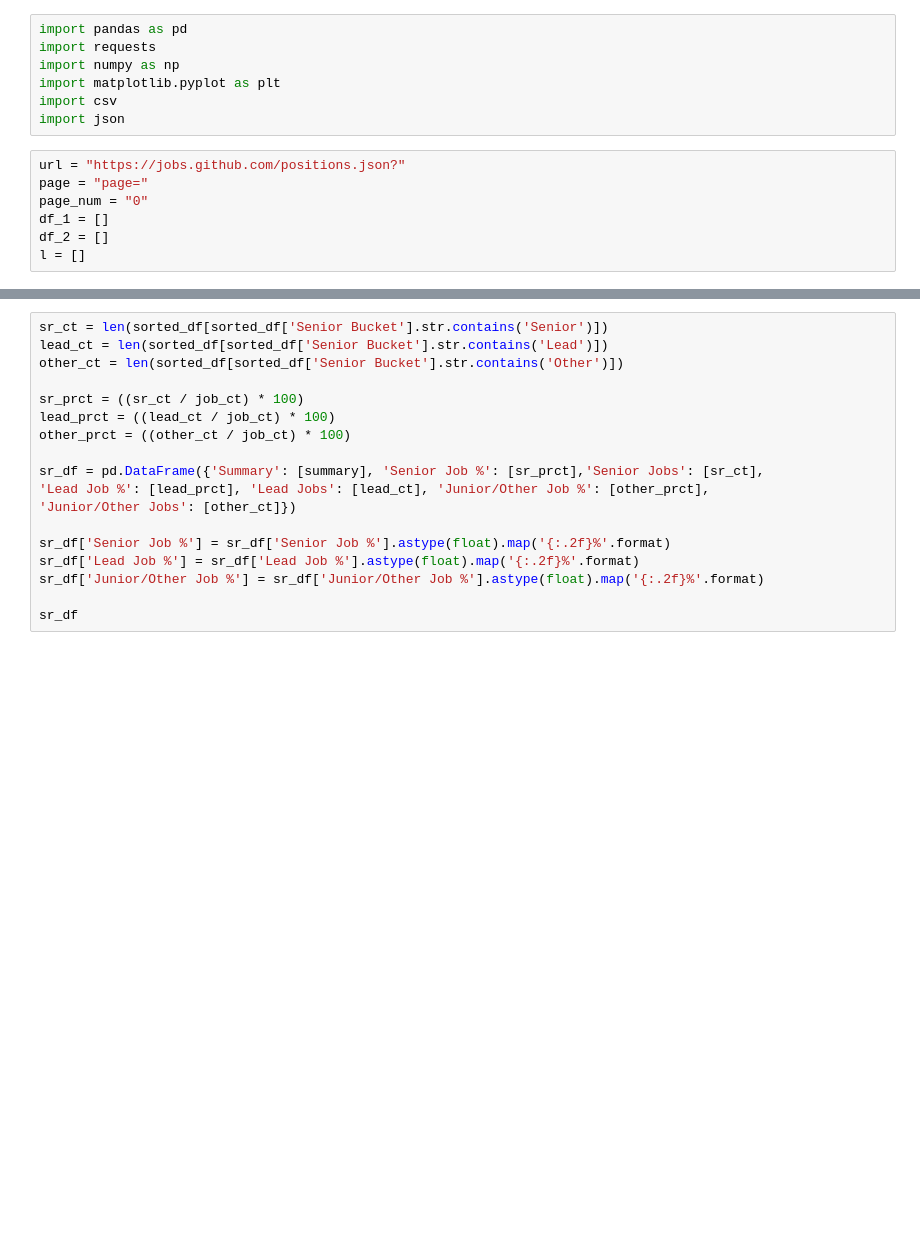
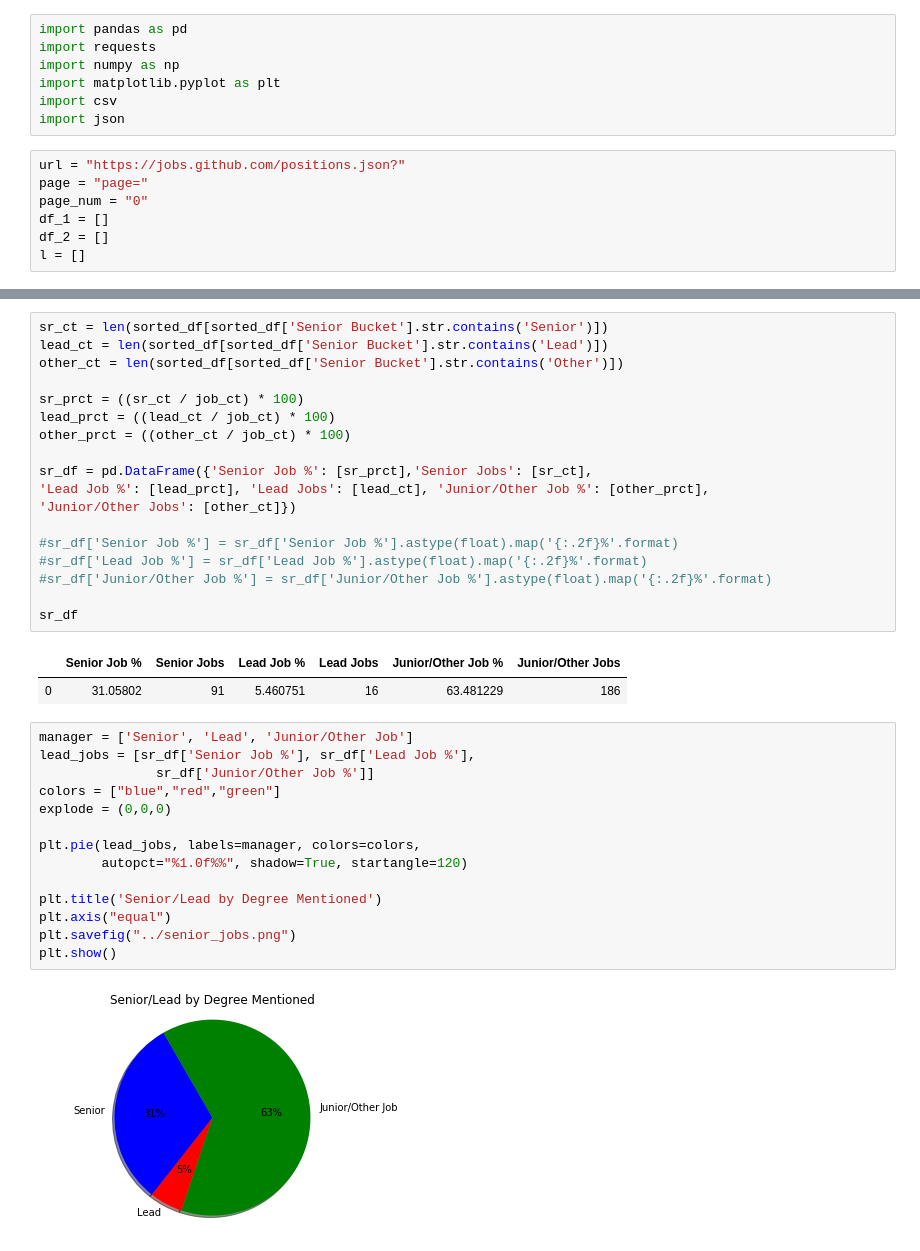
Before and after one commit to brian1581/Project1, a Jupyter notebook: base_file.ipynb, the cells around one changed output, grey strips where cells are left out. Cells and saved outputs as stored; diff of their text form; blank space fills up the shorter version.

```diff
--- a/base_file.ipynb
+++ b/base_file.ipynb
@@ -177,15 +285,34 @@ sr_prct = ((sr_ct / job_ct) * 100)
 lead_prct = ((lead_ct / job_ct) * 100)
 other_prct = ((other_ct / job_ct) * 100)
 
-sr_df = pd.DataFrame({'Summary': [summary], 'Senior Job %': [sr_prct],'Senior Jobs': [sr_ct],
+sr_df = pd.DataFrame({'Senior Job %': [sr_prct],'Senior Jobs': [sr_ct],
 'Lead Job %': [lead_prct], 'Lead Jobs': [lead_ct], 'Junior/Other Job %': [other_prct],
 'Junior/Other Jobs': [other_ct]})
 
-sr_df['Senior Job %'] = sr_df['Senior Job %'].astype(float).map('{:.2f}%'.format)
-sr_df['Lead Job %'] = sr_df['Lead Job %'].astype(float).map('{:.2f}%'.format)
-sr_df['Junior/Other Job %'] = sr_df['Junior/Other Job %'].astype(float).map('{:.2f}%'.format)
+#sr_df['Senior Job %'] = sr_df['Senior Job %'].astype(float).map('{:.2f}%'.format)
+#sr_df['Lead Job %'] = sr_df['Lead Job %'].astype(float).map('{:.2f}%'.format)
+#sr_df['Junior/Other Job %'] = sr_df['Junior/Other Job %'].astype(float).map('{:.2f}%'.format)
 
 sr_df
+# %% [output]
+|  | Senior Job % | Senior Jobs | Lead Job % | Lead Jobs | Junior/Other Job % | Junior/Other Jobs |
+| 0 | 31.05802 | 91 | 5.460751 | 16 | 63.481229 | 186 |
+# %%
+manager = ['Senior', 'Lead', 'Junior/Other Job']
+lead_jobs = [sr_df['Senior Job %'], sr_df['Lead Job %'],
+               sr_df['Junior/Other Job %']]
+colors = ["blue","red","green"]
+explode = (0,0,0)
+
+plt.pie(lead_jobs, labels=manager, colors=colors,
+        autopct="%1.0f%%", shadow=True, startangle=120)
+
+plt.title('Senior/Lead by Degree Mentioned')
+plt.axis("equal")
+plt.savefig("../senior_jobs.png")
+plt.show()
+# %% [output]
+[figure, added]
 # %%
 # sorted_df = sorted_df.reset_index()
 analyst_ct = len(sorted_df[sorted_df['Title Bucket'].str.contains('Analyst')])
```
Also changed, not shown: parts of 21 cells of this notebook.
